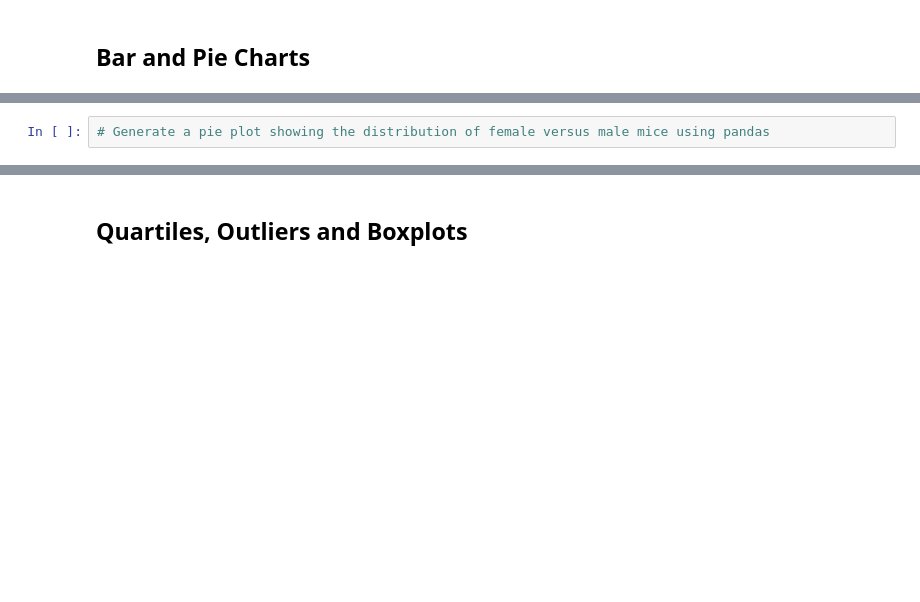
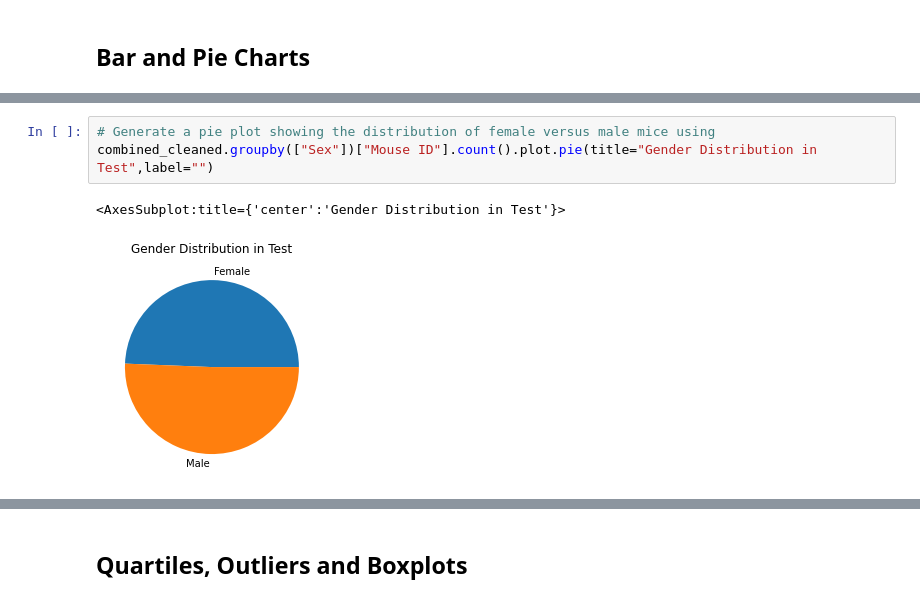
Before and after one commit to kumar084/Matplotlib-challenge, a Jupyter notebook: Pymaceuticals/pymaceuticals_starter-checkpoint.ipynb, the cells around one changed output, grey strips where cells are left out. Drawn from its saved outputs; the diff is of its cells as text; blank space fills up the shorter version.

```diff
--- a/Pymaceuticals/pymaceuticals_starter-checkpoint.ipynb
+++ b/Pymaceuticals/pymaceuticals_starter-checkpoint.ipynb
@@ -120,4 +140,8 @@ Groupby_sum
 # %%
-# Generate a pie plot showing the distribution of female versus male mice using pandas
+# Generate a pie plot showing the distribution of female versus male mice using
+combined_cleaned.groupby(["Sex"])["Mouse ID"].count().plot.pie(title="Gender Distribution in Test",label="")
+# %% [output]
+<AxesSubplot:title={'center':'Gender Distribution in Test'}>
+[figure, added]
 # %%
 # Generate a pie plot showing the distribution of female versus male mice using pyplot
```
Also changed, not shown: parts of 5 cells of this notebook.
